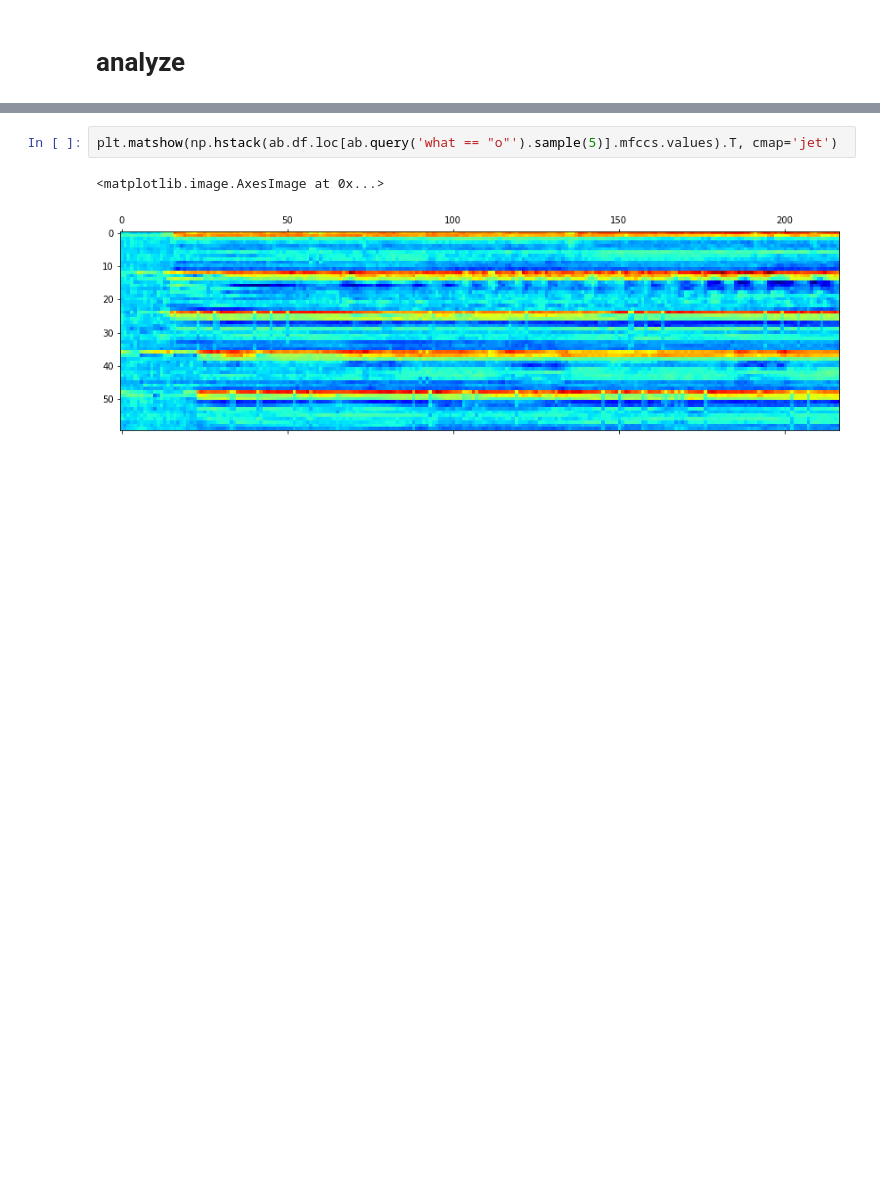
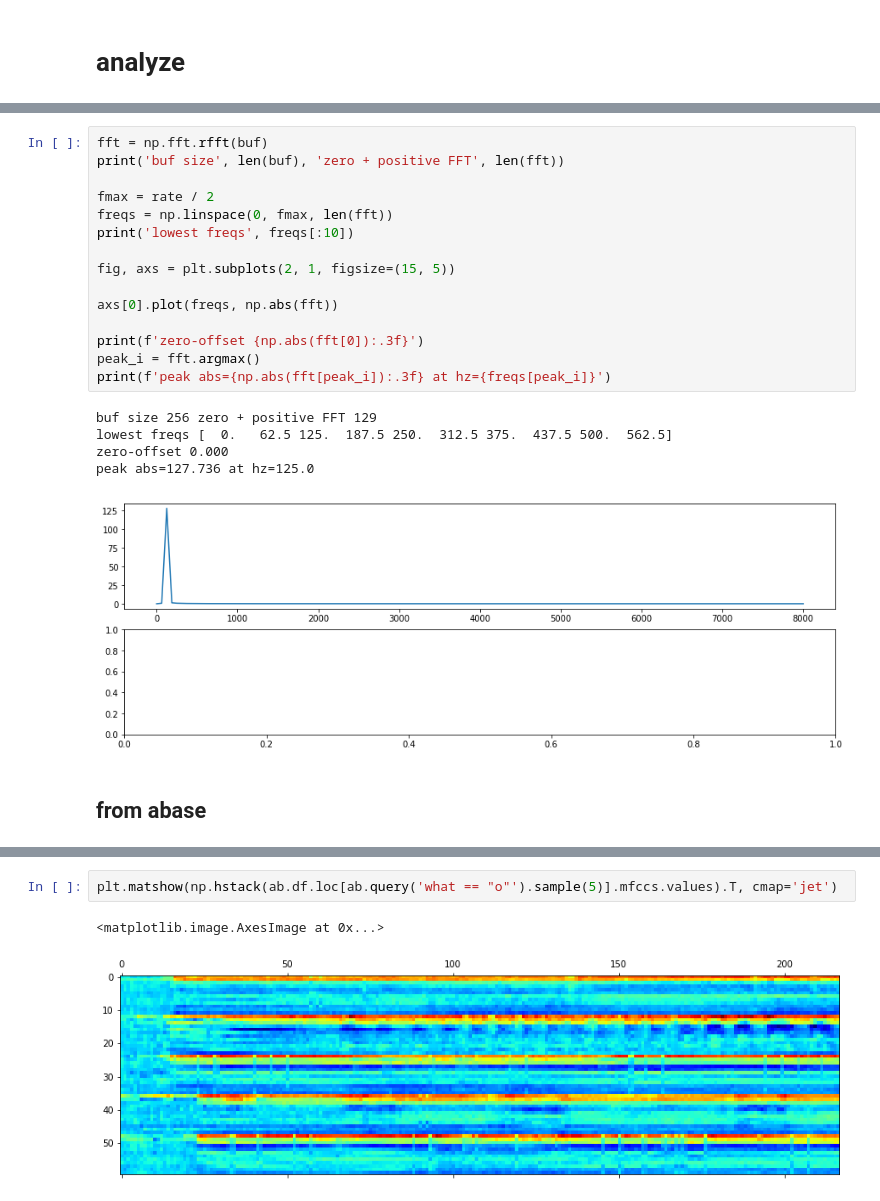
Before and after one commit to nuru-nu/moyo, a Jupyter notebook: notebooks/audio.ipynb, the cells around one changed output, grey strips where cells are left out. Drawn from its saved outputs; the diff is of its cells as text; blank space fills up the shorter version.

```diff
--- a/notebooks/audio.ipynb
+++ b/notebooks/audio.ipynb
@@ -348,2 +448,25 @@ len(wav) / sr
+# %%
+fft = np.fft.rfft(buf)
+print('buf size', len(buf), 'zero + positive FFT', len(fft))
+
+fmax = rate / 2
+freqs = np.linspace(0, fmax, len(fft))
+print('lowest freqs', freqs[:10])
+
+fig, axs = plt.subplots(2, 1, figsize=(15, 5))
+
+axs[0].plot(freqs, np.abs(fft))
+
+print(f'zero-offset {np.abs(fft[0]):.3f}')
+peak_i = fft.argmax()
+print(f'peak abs={np.abs(fft[peak_i]):.3f} at hz={freqs[peak_i]}')
+# %% [output]
+buf size 256 zero + positive FFT 129
+lowest freqs [  0.   62.5 125.  187.5 250.  312.5 375.  437.5 500.  562.5]
+zero-offset 0.000
+peak abs=127.736 at hz=125.0
+[figure, added]
+# %% [markdown]
+## from abase
 # %%
 plt.figure(figsize=(15, 6))
```
Also changed, not shown: parts of 14 cells of this notebook.
